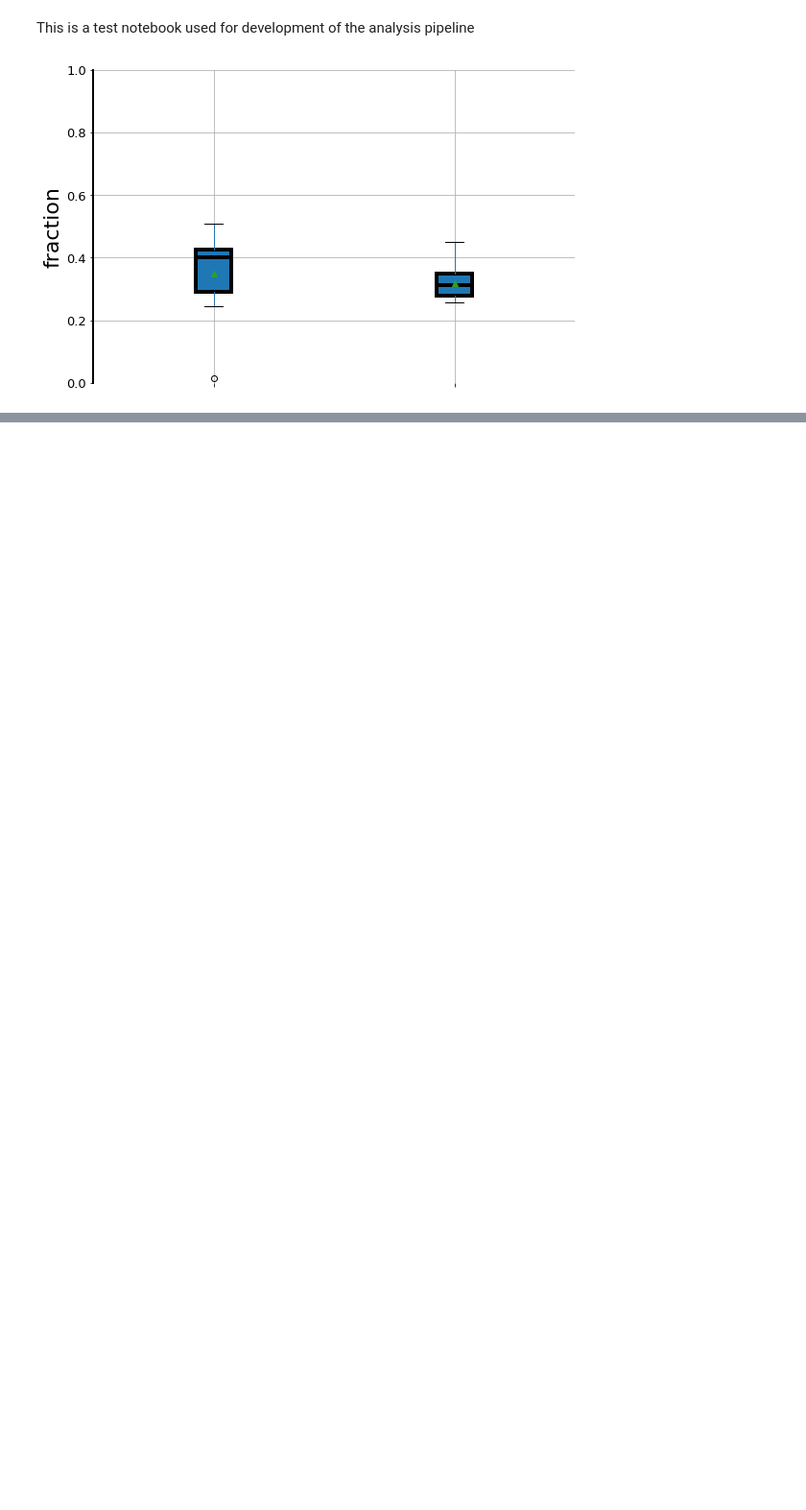
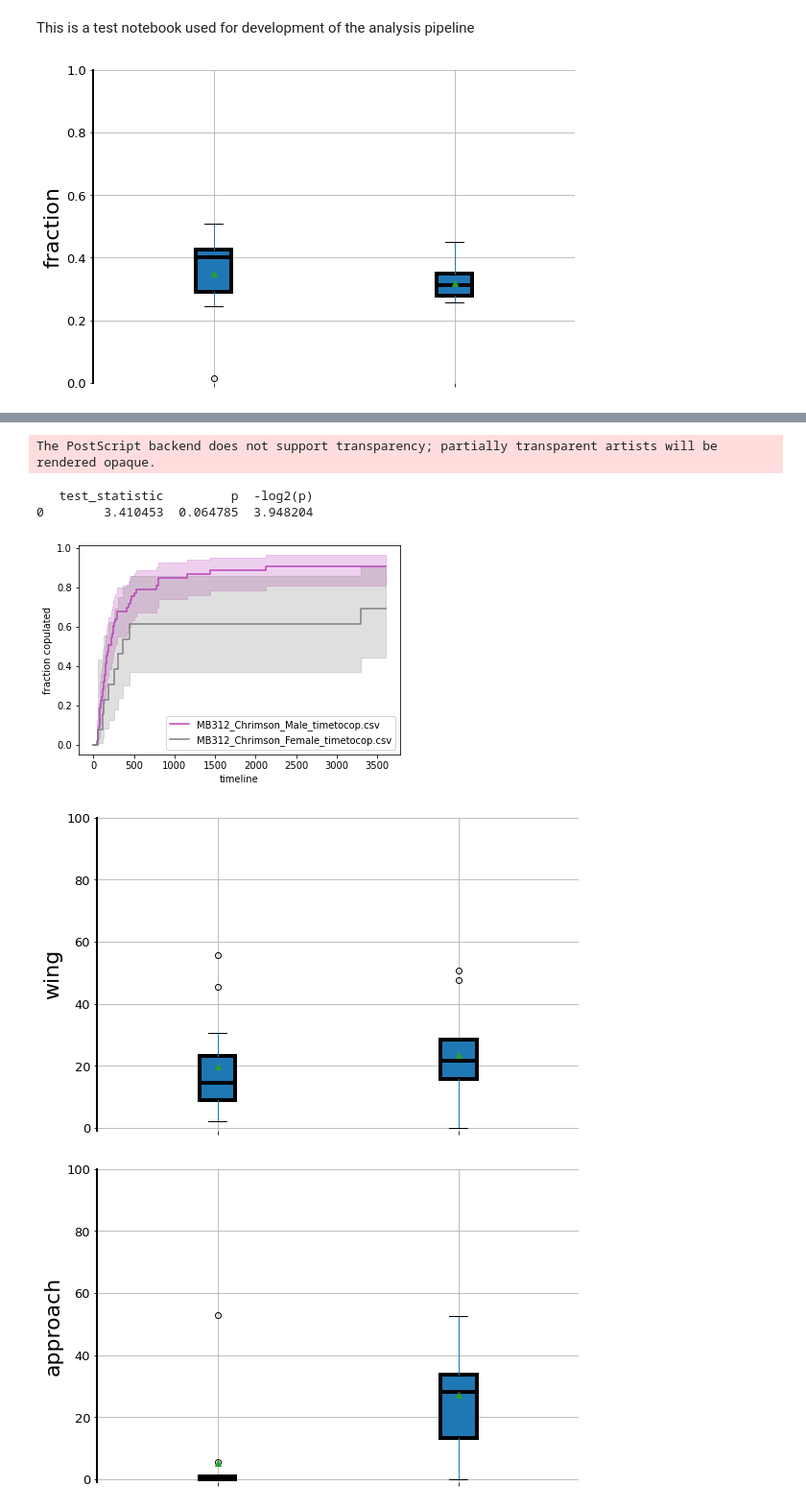
Before and after one commit to AR2202/FlyMate, a Jupyter notebook: fraction.ipynb, the cells around one changed output, grey strips where cells are left out. Shown: that part at 96% size. Cells and saved outputs as stored; diff of their text form; code cells hidden in the pictures; blank space fills up the shorter version.

```diff
--- a/fraction.ipynb
+++ b/fraction.ipynb
@@ -31,0 +41,3 @@ fraction.plot_frac(df2)
+# %%
+malefile1 = 'MB312_Chrimson_Male'
+malefile2 = 'MB312_Chrimson_Female'
@@ -31,0 +54,9 @@ fraction.plot_frac(df2)
+# %%
+flybehavior.male_behaviour([malefile1, malefile2],trackingpath, behaviourpath, 'MB312_male_vs_female')
+# %% [output]
+The PostScript backend does not support transparency; partially transparent artists will be rendered opaque.
+   test_statistic         p  -log2(p)
+0        3.410453  0.064785  3.948204
+[figure, added]
+[figure, added]
+[figure, added]
```
Also changed, not shown: parts of 4 cells of this notebook, 4 other files.
